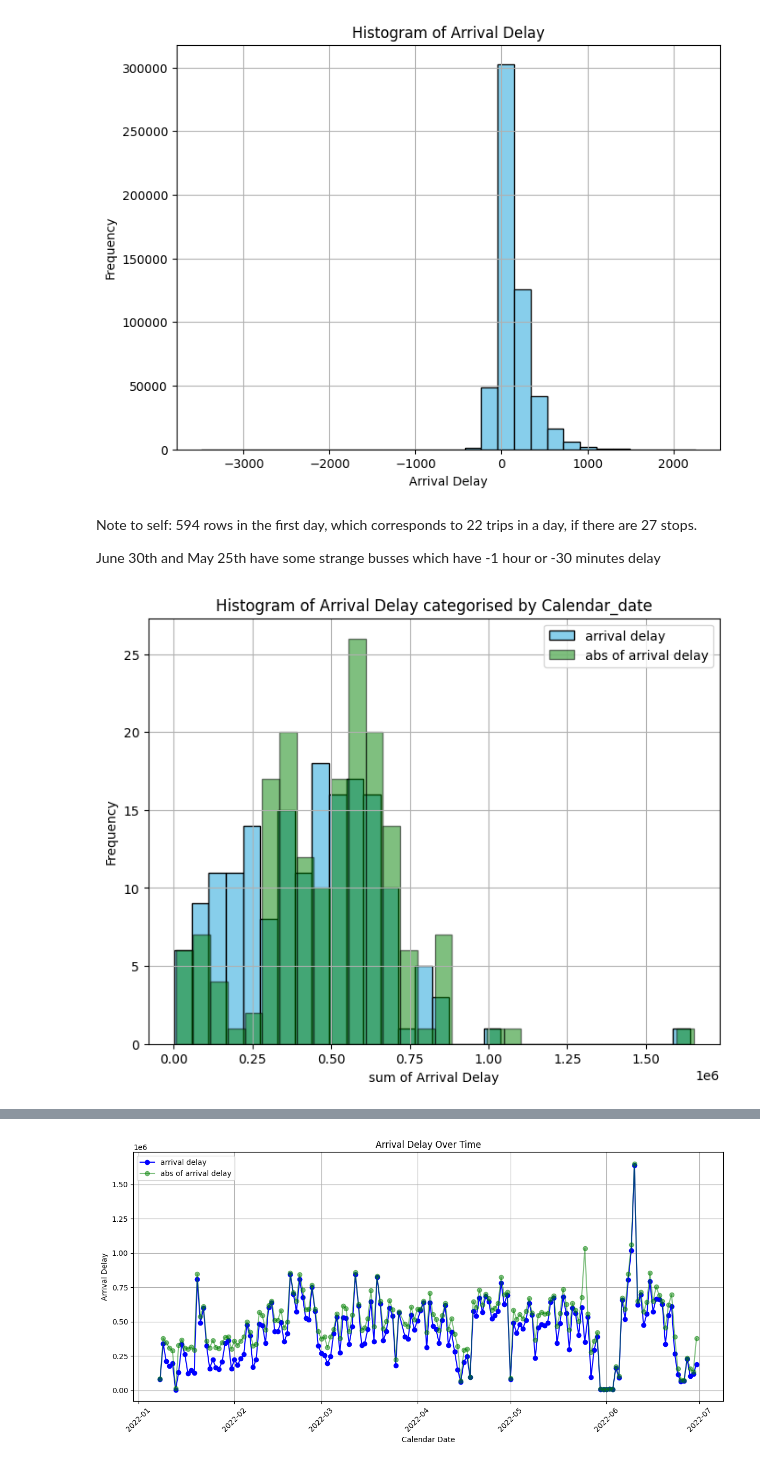
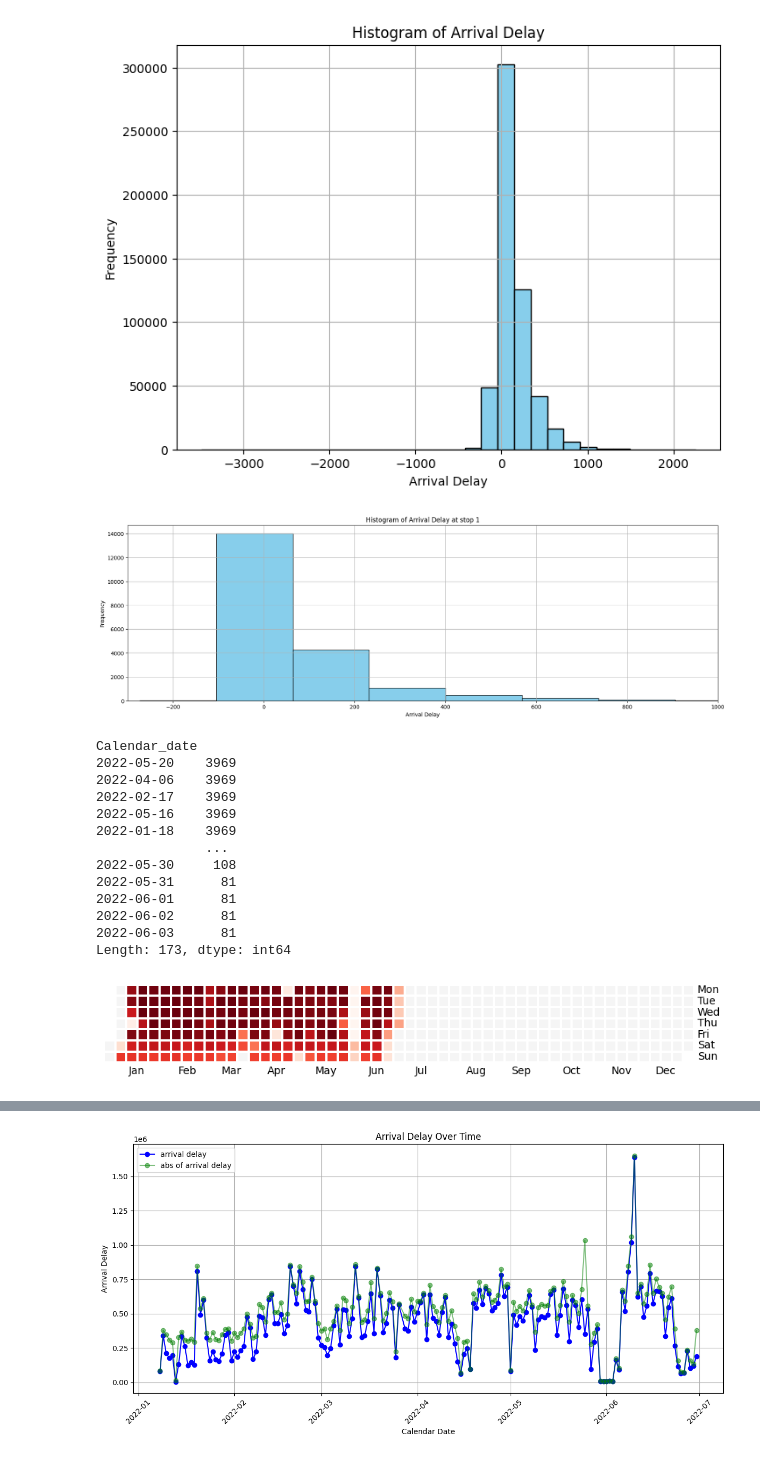
Before and after one commit to Fmazin/AI_Project, a Jupyter notebook: code/main_project_flow.ipynb, the cells around one changed output, grey strips where cells are left out. Cells and saved outputs as stored; diff of their text form; code cells hidden in the pictures.

```diff
--- a/code/main_project_flow.ipynb
+++ b/code/main_project_flow.ipynb
@@ -34,0 +34,6 @@ Stockholmtemp2022 = pd.read_csv('Stockholmtemp2022.csv', sep=';')
+# %%
+# Load the given data and external temperature data
+from google.colab import drive
+drive.mount('/content/drive/')
+df = pd.read_csv('/content/drive/MyDrive/AIprojectfiles/Dataset-PT_seasons.csv')
+Stockholmtemp2022 = pd.read_csv('/content/drive/MyDrive/AIprojectfiles/Stockholmtemp2022.csv', sep=";")
@@ -115,28 +124,39 @@ plt.grid(True)
 plt.show()
 # %% [output]
 [figure]
-# %% [markdown]
-Note to self: 594 rows in the first day, which corresponds to 22 trips in a day, if there are 27 stops.
-
-
-June 30th and May 25th have some strange busses which have -1 hour or -30 minutes delay
 # %%
+# Closer look at distribution of arrival delay
+filtered_df = df[df['stop_sequence'] == 1]
 
-df['arrival_delay_abs'] = df['arrival_delay'].abs()
-
-Calendar_date_delay = df.groupby('Calendar_date')['arrival_delay'].sum()
-Calendar_date_delay_abs = df.groupby('Calendar_date')['arrival_delay_abs'].sum()
-
-
-plt.figure(figsize=(8, 6))
-plt.hist(Calendar_date_delay, bins=30, color='skyblue', edgecolor='black', label ='arrival delay')
-plt.hist(Calendar_date_delay_abs, bins=30, color='green', edgecolor='black', alpha = 0.5, label ='abs of arrival delay')
-
-plt.legend()
-plt.title('Histogram of Arrival Delay categorised by Calendar_date')
-plt.xlabel('sum of Arrival Delay')
+plt.figure(figsize=(20, 6))
+plt.hist(filtered_df['arrival_delay'], bins=30, color='skyblue', edgecolor='black')
+plt.title('Histogram of Arrival Delay at stop 1')
+plt.xlabel('Arrival Delay')
 plt.ylabel('Frequency')
 plt.grid(True)
+plt.xlim(-300,1000)
 plt.show()
 # %% [output]
-[figure, old version]
+[figure, new version]
+# %%
+#higher frequency = more buses (or data measurements) that day
+df['Calendar_date'] = pd.to_datetime(df['Calendar_date'])
+date_freq = df.value_counts('Calendar_date')
+plt.figure(figsize=(10,5))
+calmap.yearplot(date_freq, year = 2022)
+date_freq
+# %% [output]
+Calendar_date
+2022-05-20    3969
+2022-04-06    3969
+2022-02-17    3969
+2022-05-16    3969
+2022-01-18    3969
+              ...
+2022-05-30     108
+2022-05-31      81
+2022-06-01      81
+2022-06-02      81
+2022-06-03      81
+Length: 173, dtype: int64
+[figure, added]
```
Also changed, not shown: parts of 48 cells of this notebook.
